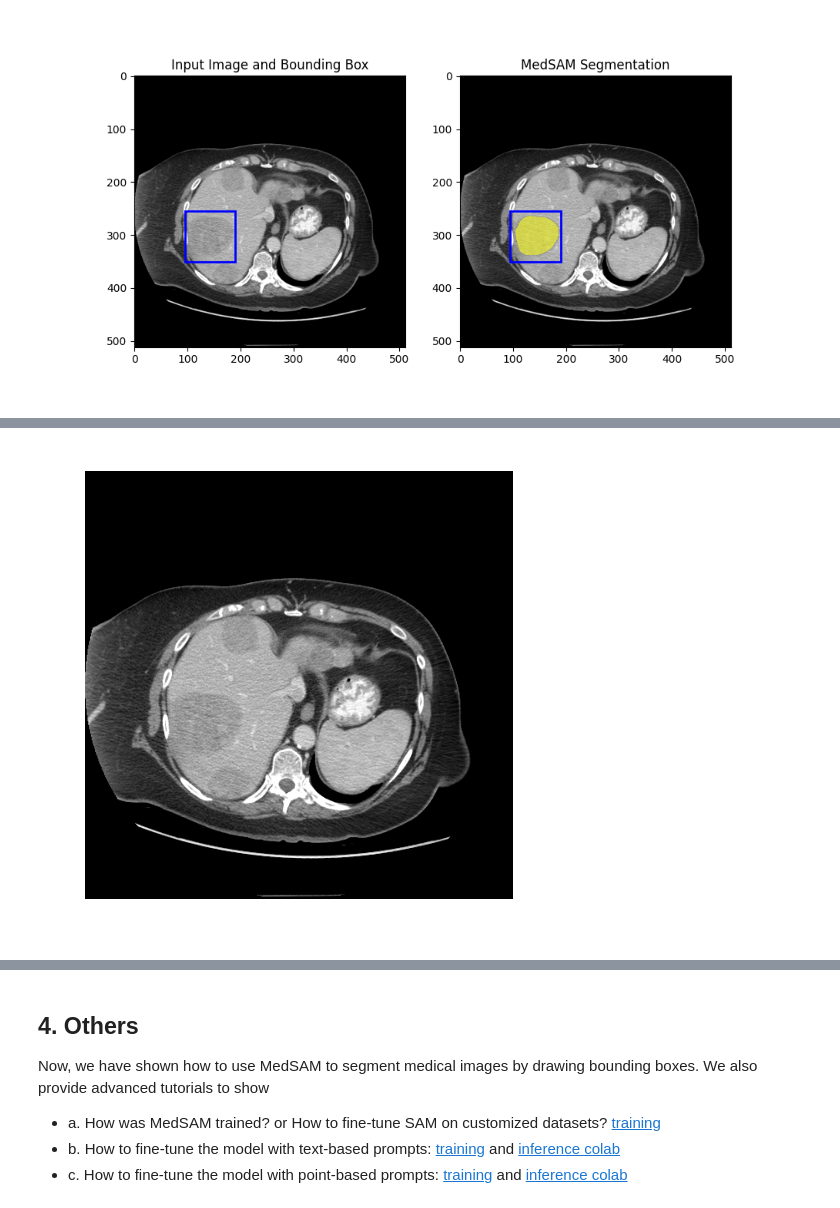
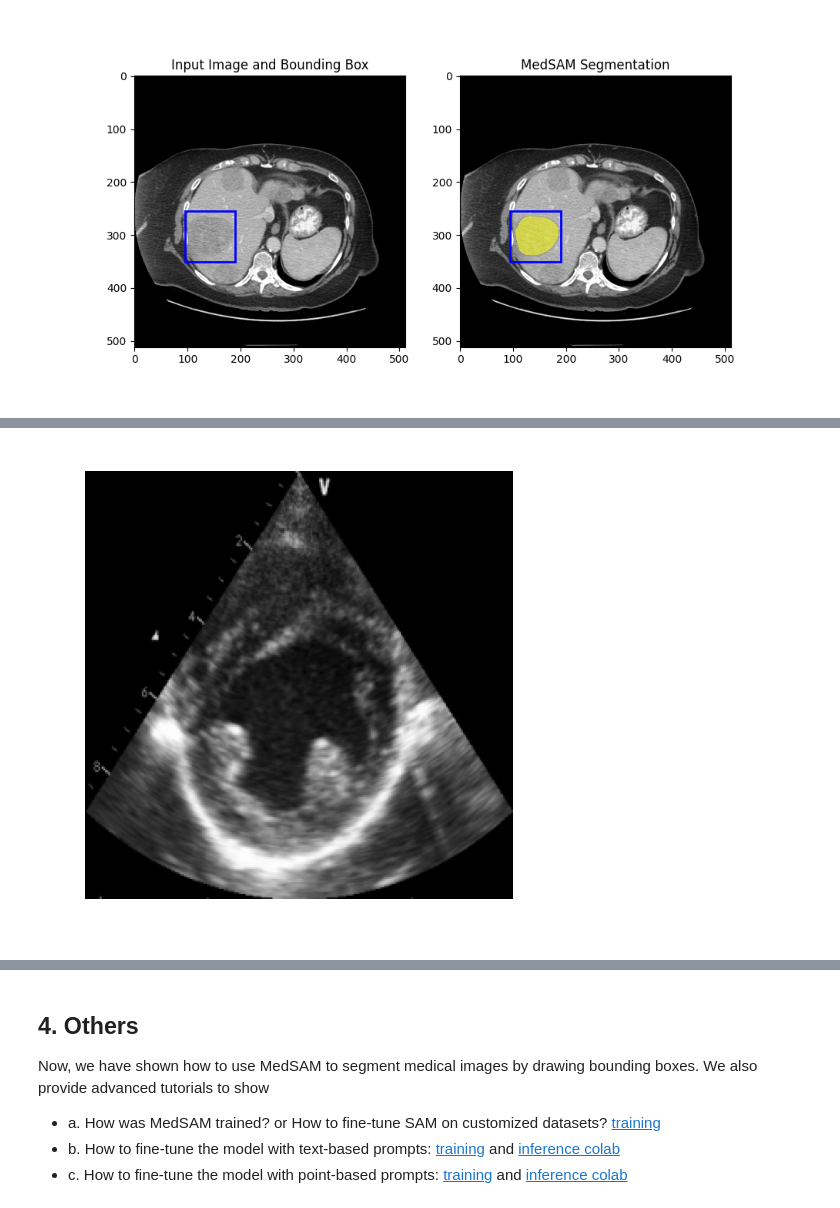
Before and after one commit to cc1528/MedSAM, a Jupyter notebook: tutorial_quickstart.ipynb, the cells around one changed output, grey strips where cells are left out. Saved outputs shown, nothing was run; the diff lists cells and outputs as text; code cells hidden in the pictures.

```diff
--- a/tutorial_quickstart.ipynb
+++ b/tutorial_quickstart.ipynb
@@ -257,21 +255,21 @@ plt.show()
 # %%
 # # abdomen CT
 # import cv2
 import os
 medsam_folder = r'.\assets'
-img_demo = 'img_demo.png'
+img_demo = 'Image00001.png'
 #
 img = os.path.join(medsam_folder, img_demo)
 # # image = cv2.imread(img)
 # # cv2.imshow('Image', image)
 # # cv2.waitKey(0)
 # # cv2.destroyAllWindows()
 #
 bbox_prompt_demo = BboxPromptDemo(medsam_model)
 bbox_prompt_demo.show(img)
 # %% [output]
 [interactive output not drawn]
-[figure, old version]
+[figure, new version]
 [interactive output not drawn]
 # %%
 # # colon gland pathology image
```
Also changed, not shown: parts of 2 cells of this notebook, 1 other file.
